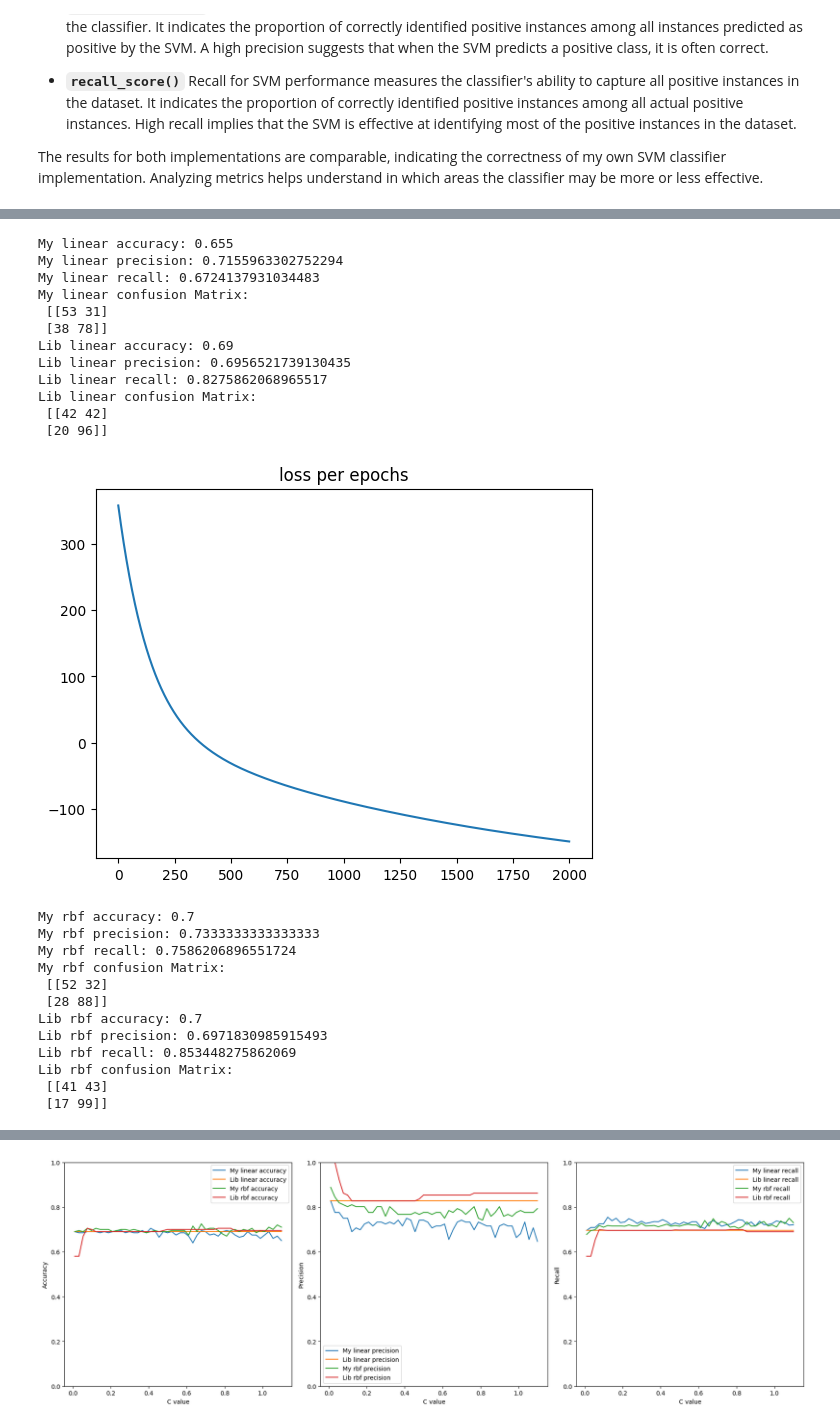
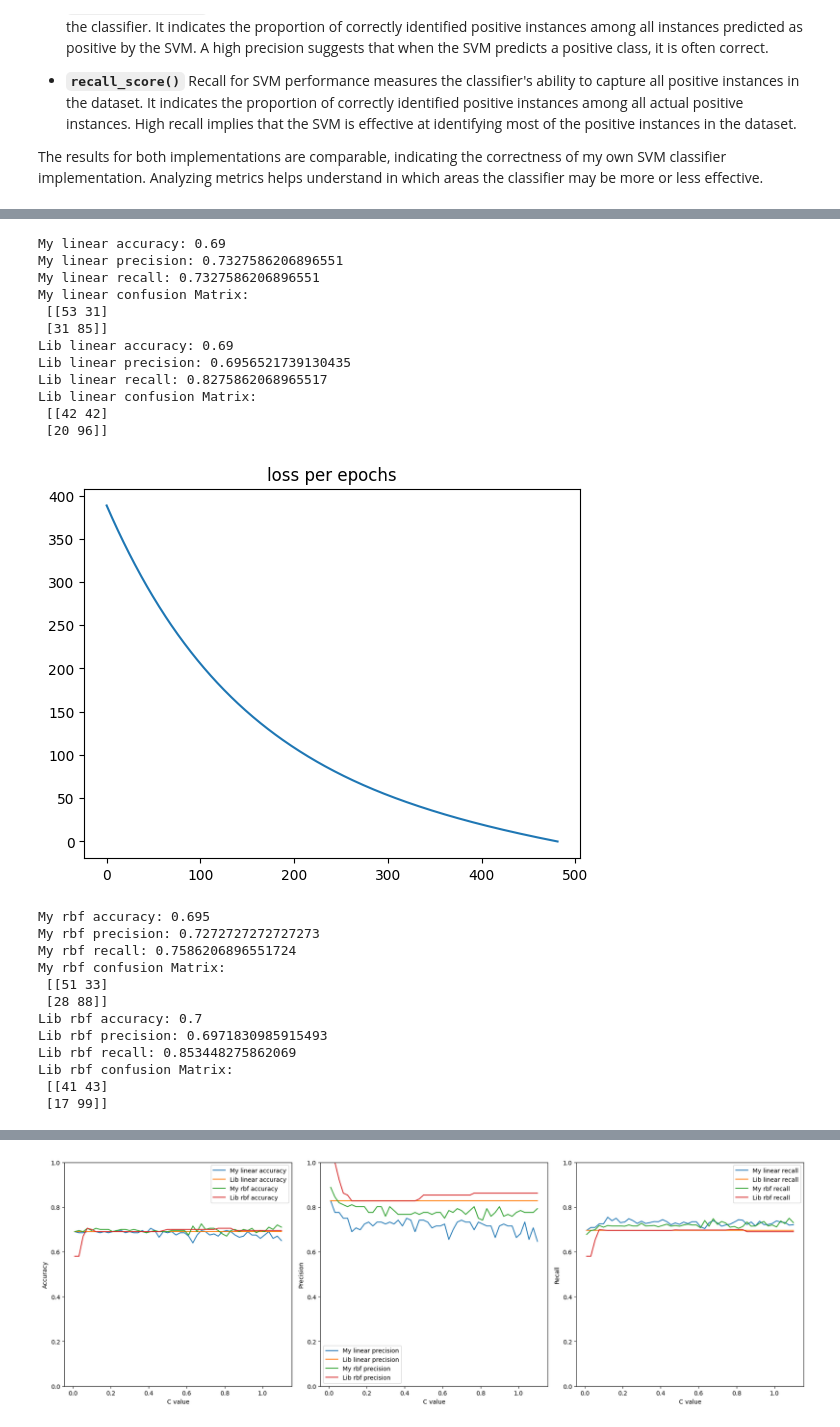
Before and after one commit to oszypczy/Support-Vector-Machines, a Jupyter notebook: Dual_SVM.ipynb, the cells around one changed output, grey strips where cells are left out. Cells and saved outputs as stored; diff of their text form; code cells hidden in the pictures.

```diff
--- a/Dual_SVM.ipynb
+++ b/Dual_SVM.ipynb
@@ -151,6 +153,9 @@ class MySVM:
             loss = 0.5 * np.sum(np.outer(self.alpha, self.alpha) * y_kernel) - np.sum(self.alpha)
             losses.append(loss)
 
+            if loss < 1e-6:
+                break
+
         index = np.where((self.alpha) > 0 & (self.alpha < self.C))[0]
         b_i = y[index] - (self.alpha * y).dot(self.kernel(X, X[index]))
         self.b = np.mean(b_i)
@@ -183,7 +188,7 @@ The results for both implementations are comparable, indicating the correctness
 x_train, y_train, x_test, y_test = initialize_dataset("dataset.csv")
 
 svm = MySVM(C=0.5, kernel='linear')
-svm.fit(x_train, y_train, lr=1e-5, epochs=2000, draw=True)
+svm.fit(x_train, y_train, lr=1e-5, epochs=1000, draw=True)
 prediction = svm.predict(x_test)
 
 print("My linear accuracy:", accuracy_score(prediction, y_test))
@@ -191,7 +196,7 @@ print("My linear precision:", precision_score(y_test, prediction))
 print("My linear recall:", recall_score(y_test, prediction))
 print("My linear confusion Matrix:\n", confusion_matrix(y_test, prediction))
 
-lib_svm = SVC(C=0.5, kernel='linear', max_iter=2000)
+lib_svm = SVC(C=0.5, kernel='linear', max_iter=1000)
 lib_svm.fit(x_train, y_train)
 prediction = lib_svm.predict(x_test)
 
@@ -201,7 +206,7 @@ print("Lib linear recall:", recall_score(y_test, prediction))
 print("Lib linear confusion Matrix:\n", confusion_matrix(y_test, prediction))
 
 svm = MySVM(C=0.5, kernel='rbf', gamma=0.1)
-svm.fit(x_train, y_train, lr=1e-5, epochs=2000, draw=True)
+svm.fit(x_train, y_train, lr=1e-5, epochs=1000, draw=True)
 prediction = svm.predict(x_test)
 
 print("My rbf accuracy:", accuracy_score(prediction, y_test))
@@ -209,7 +214,7 @@ print("My rbf precision:", precision_score(y_test, prediction))
 print("My rbf recall:", recall_score(y_test, prediction))
 print("My rbf confusion Matrix:\n", confusion_matrix(y_test, prediction))
 
-lib_svm = SVC(C=0.5, kernel='rbf', gamma=0.1, max_iter=2000)
+lib_svm = SVC(C=0.5, kernel='rbf', gamma=0.1, max_iter=1000)
 lib_svm.fit(x_train, y_train)
 prediction = lib_svm.predict(x_test)
 
@@ -222,21 +227,21 @@ print("Lib rbf confusion Matrix:\n", confusion_matrix(y_test, prediction))
-My linear accuracy: 0.655
-My linear precision: 0.7155963302752294
-My linear recall: 0.6724137931034483
+My linear accuracy: 0.69
+My linear precision: 0.7327586206896551
+My linear recall: 0.7327586206896551
 My linear confusion Matrix:
  [[53 31]
- [38 78]]
+ [31 85]]
 Lib linear accuracy: 0.69
 Lib linear precision: 0.6956521739130435
 Lib linear recall: 0.8275862068965517
 Lib linear confusion Matrix:
  [[42 42]
  [20 96]]
-[figure, old version]
+[figure, new version]
-My rbf accuracy: 0.7
-My rbf precision: 0.7333333333333333
+My rbf accuracy: 0.695
+My rbf precision: 0.7272727272727273
 My rbf recall: 0.7586206896551724
 My rbf confusion Matrix:
- [[52 32]
+ [[51 33]
  [28 88]]
 Lib rbf accuracy: 0.7
 Lib rbf precision: 0.6971830985915493
```
Also changed, not shown: parts of 3 cells of this notebook.
